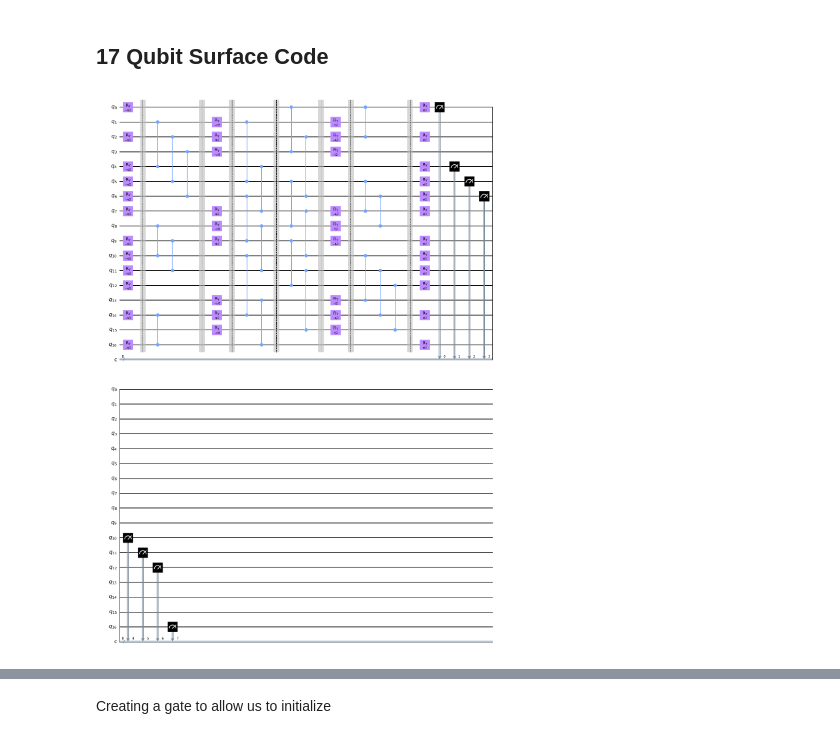
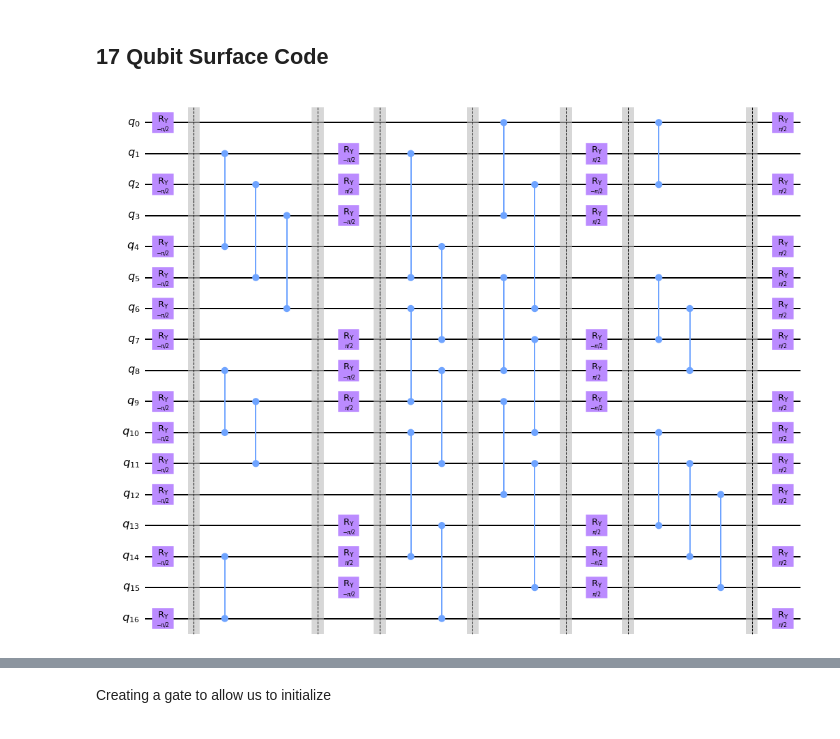
Before and after one commit to daschaich/QEC-Notebooks, a Jupyter notebook: 17 Qubit Surface Code.ipynb, the cells around one changed output, grey strips where cells are left out. Cells and saved outputs as stored; diff of their text form; code cells hidden in the pictures.

```diff
--- a/17 Qubit Surface Code.ipynb
+++ b/17 Qubit Surface Code.ipynb
@@ -7,7 +7,7 @@ from qiskit import *
 from qiskit.visualization import plot_histogram
 from qiskit.tools.monitor import job_monitor
 
-sc = QuantumCircuit(17,8)
+sc = QuantumCircuit(17)
 round1 = [0,2,4,5,6,7,9,10,11,12,14,16]
 round2_m = [1,3,8,13,15]
 round2_p = [2,7,9,14]
@@ -55,34 +55,41 @@ sc.cz(7,10)
 sc.cz(9,12)
 sc.cz(11,15)
 
 sc.barrier()
 
 #Third rotations
 for i in range(0,17):
     if i in round3_m:
         sc.ry(-pi/2,i)
     if i in round3_p:
         sc.ry(pi/2,i)
 
 sc.barrier()
 #Fourth round of cz gates
 sc.cz(0,2)
 sc.cz(5,7)
 sc.cz(6,8)
 sc.cz(10,13)
 sc.cz(11,14)
 sc.cz(12,15)
 
 sc.barrier()
 #Final rotations
 for i in range(0,17):
     if i in final_rot:
         sc.ry(pi/2,i)
 
-for i in range(0,8):
-    sc.measure(meas_qubits[i],i)
+# for i in range(0,8):
+#     sc.measure(meas_qubits[i],i)
+
+# cr = ClassicalRegister(9)
+
+# sc.add_register(cr)
+# for i in range(9):
+#     if i not in meas_qubits:
+#         sc.measure(i,cr[i])
 
 sc.draw('mpl')
 # %% [output]
-[figure, old version]
+[figure, new version]
 # %%
```
Also changed, not shown: parts of 6 cells of this notebook.
